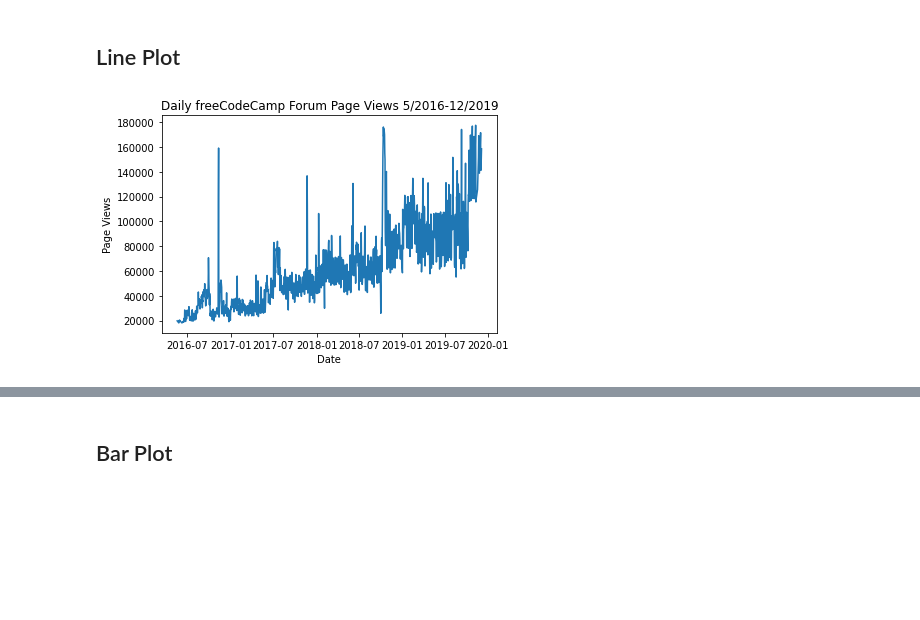
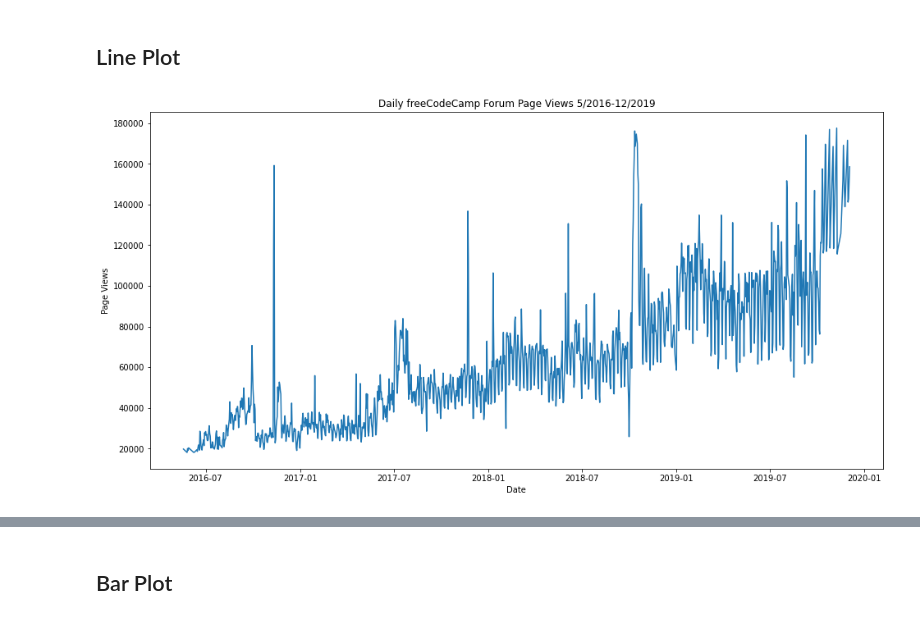
Before and after one commit to Hector-N/FCC-Data-Analysis-with-Python-Certification, a Jupyter notebook: page_view_time_series_visualizer/time_series_visualizer.ipynb, the cells around one changed output, grey strips where cells are left out. Cells and saved outputs as stored; diff of their text form; code cells hidden in the pictures; blank space fills up the shorter version.

```diff
--- a/page_view_time_series_visualizer/time_series_visualizer.ipynb
+++ b/page_view_time_series_visualizer/time_series_visualizer.ipynb
@@ -59,22 +44,22 @@ views_cleaned
 # %% [markdown]
 ## Line Plot
 # %%
-def draw_line_plot():
+def draw_line_plot(dataset):
 
-    fig = plt.figure()
+    fig = plt.figure(figsize=(16, 8))
 
     plt.title('Daily freeCodeCamp Forum Page Views 5/2016-12/2019')
     plt.xlabel('Date')
     plt.ylabel('Page Views')
 
-    x = views_cleaned.index
-    y = views_cleaned.value
+    x = dataset.index
+    y = dataset.value
 
     plt.plot(x, y)
     fig.savefig('line_plot.png')
 
     return fig
 # %%
-fig_line_plot = draw_line_plot()
+line_plot_views_cleaned = draw_line_plot(views_cleaned)
 # %% [output]
-[figure, old version]
+[figure, new version]
```
Also changed, not shown: parts of 23 cells of this notebook, 5 other files.
